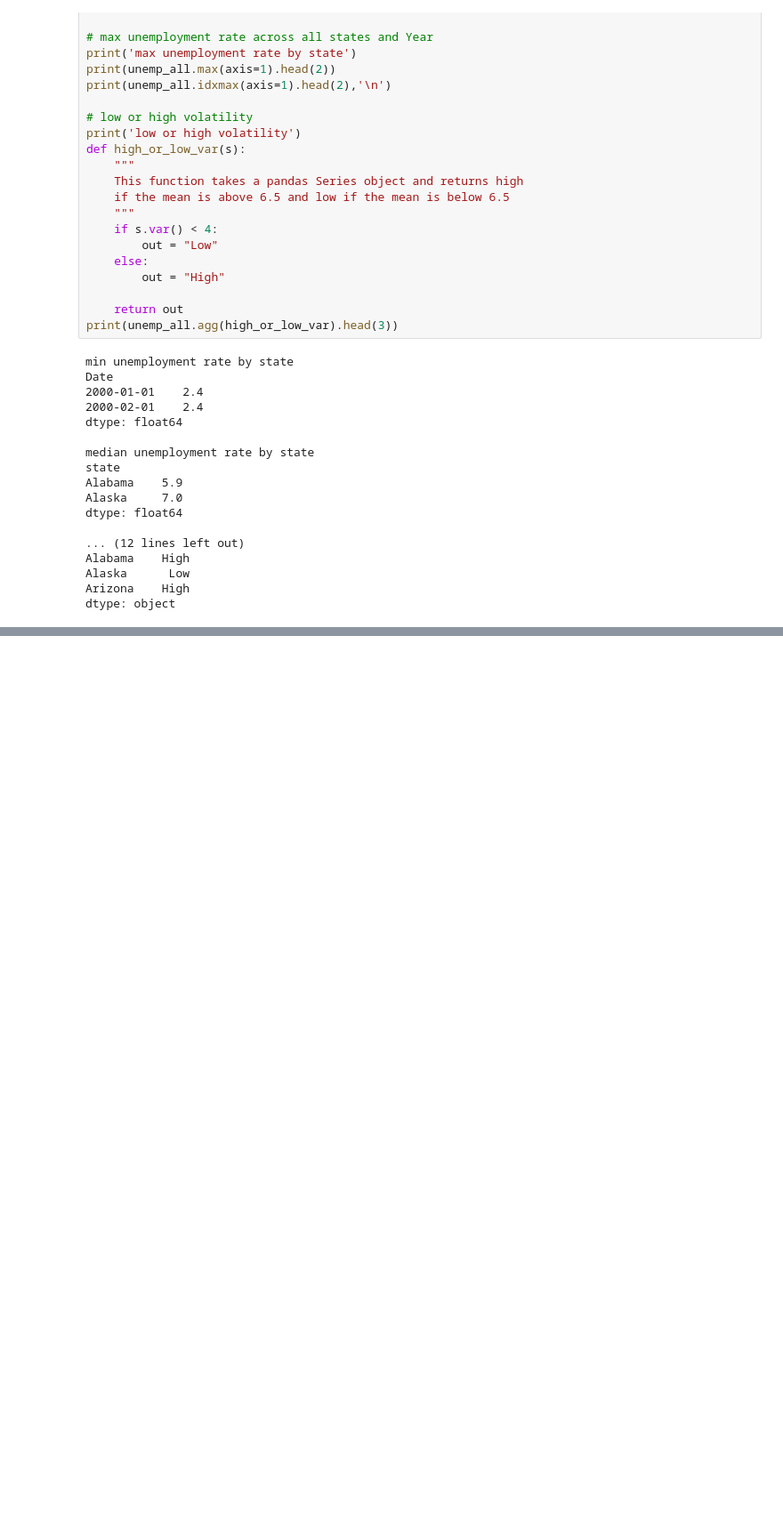
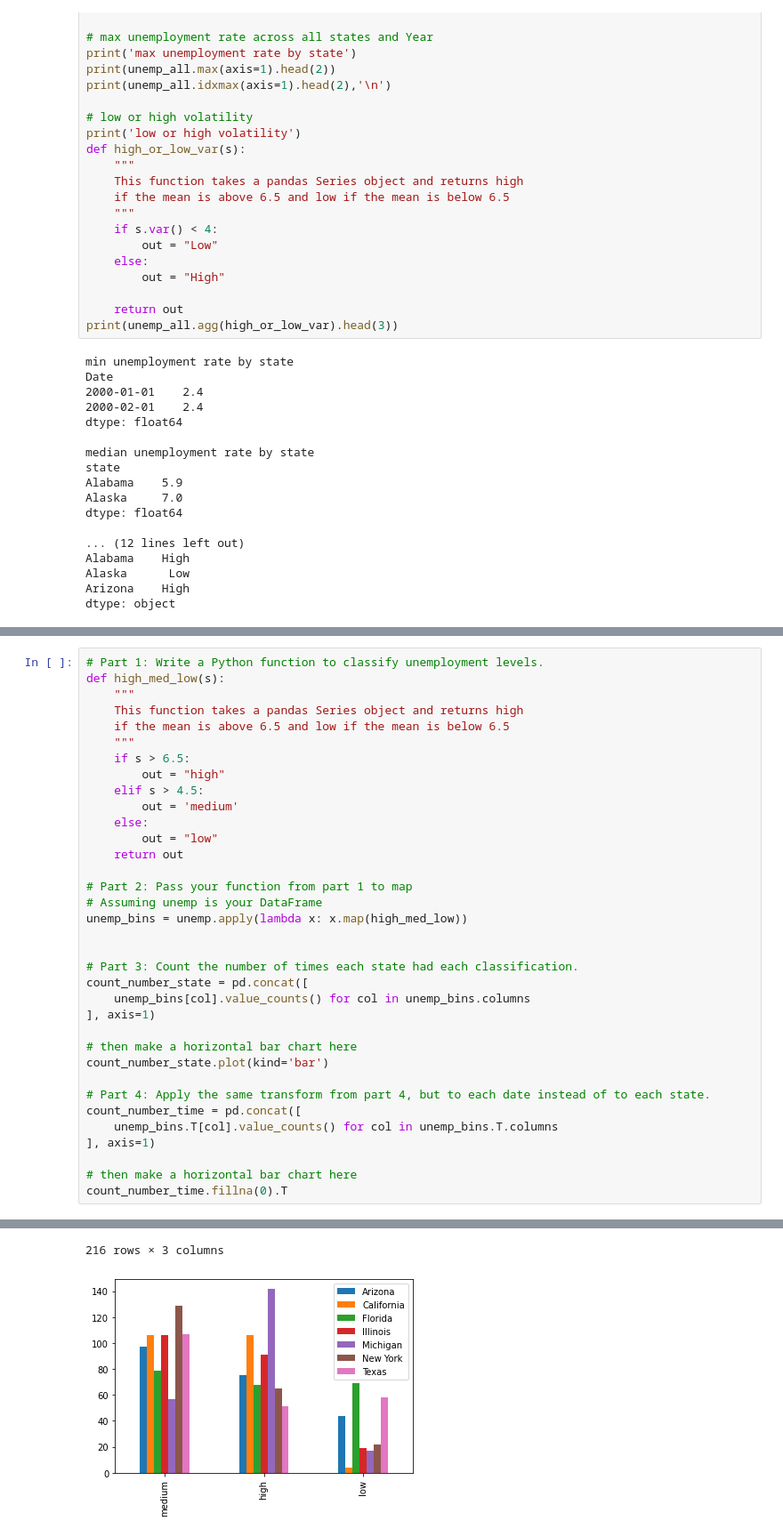
Before and after one commit to beauvilerobed/ds-ml-notes-projects-and-tutorials, a Jupyter notebook: projects/intro-to-economic-modeling-and-ds/working-with-data/basic-functionality.ipynb, the cells around one changed output, grey strips where cells are left out. Shown at 89% size. Drawn from its saved outputs; the diff is of its cells as text; blank space fills up the shorter version.

```diff
--- a/projects/intro-to-economic-modeling-and-ds/working-with-data/basic-functionality.ipynb
+++ b/projects/intro-to-economic-modeling-and-ds/working-with-data/basic-functionality.ipynb
@@ -653,0 +684,36 @@ dtype: object
+# %%
+# Part 1: Write a Python function to classify unemployment levels.
+def high_med_low(s):
+    """
+    This function takes a pandas Series object and returns high
+    if the mean is above 6.5 and low if the mean is below 6.5
+    """
+    if s > 6.5:
+        out = "high"
+    elif s > 4.5:
+        out = 'medium'
+    else:
+        out = "low"
+    return out
+
+# Part 2: Pass your function from part 1 to map
+# Assuming unemp is your DataFrame
+unemp_bins = unemp.apply(lambda x: x.map(high_med_low))
+
+
+# Part 3: Count the number of times each state had each classification.
+count_number_state = pd.concat([
+    unemp_bins[col].value_counts() for col in unemp_bins.columns
+], axis=1)
+
+# then make a horizontal bar chart here
+count_number_state.plot(kind='bar')
+
+# Part 4: Apply the same transform from part 4, but to each date instead of to each state.
+count_number_time = pd.concat([
+    unemp_bins.T[col].value_counts() for col in unemp_bins.T.columns
+], axis=1)
+
+# then make a horizontal bar chart here
+count_number_time.fillna(0).T
+# %% [output]
@@ -653,0 +732,2 @@ dtype: object
+216 rows × 3 columns
+[figure, added]
```
Also changed, not shown: parts of 4 cells of this notebook.
